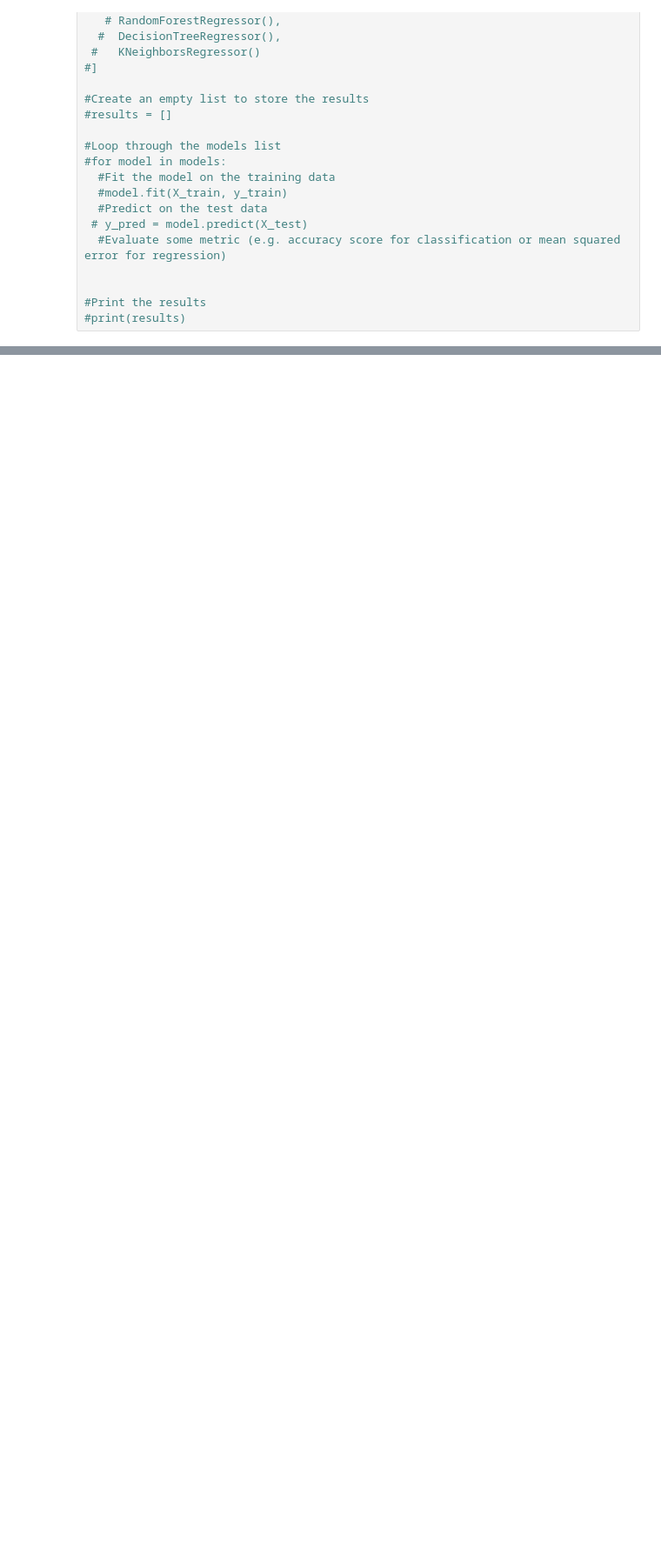
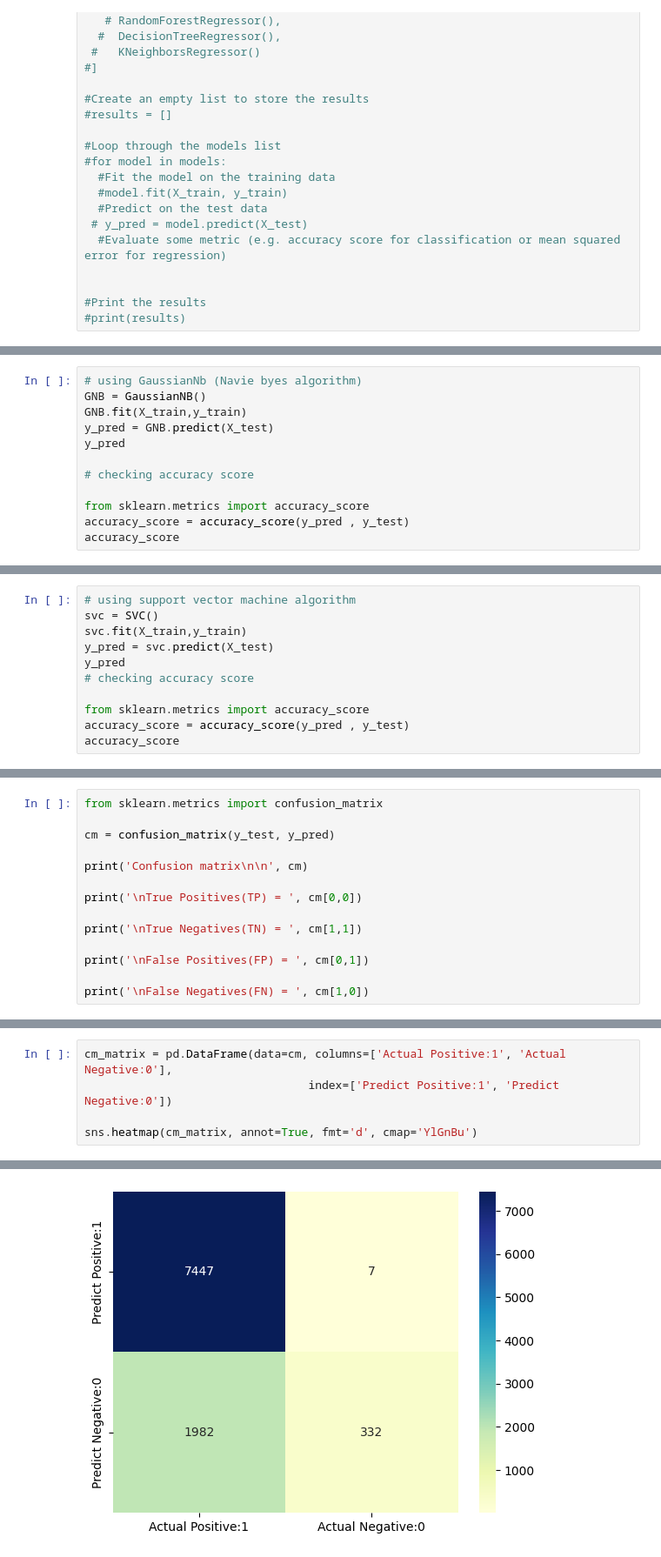
Before and after one commit to omkar1312-dev/Feature-Engineering-Moduling, a Jupyter notebook: EDA & Moduling.ipynb, the cells around one changed output, grey strips where cells are left out. Shown: that part at 87% size. Drawn from its saved outputs; the diff is of its cells as text; blank space fills up the shorter version.

```diff
--- a/EDA & Moduling.ipynb
+++ b/EDA & Moduling.ipynb
@@ -669,0 +737,12 @@ accuracy_score
+# %%
+# using GaussianNb (Navie byes algorithm)
+GNB = GaussianNB()
+GNB.fit(X_train,y_train)
+y_pred = GNB.predict(X_test)
+y_pred
+
+# checking accuracy score
+
+from sklearn.metrics import accuracy_score
+accuracy_score = accuracy_score(y_pred , y_test)
+accuracy_score
@@ -669,0 +757,11 @@ accuracy_score
+# %%
+# using support vector machine algorithm
+svc = SVC()
+svc.fit(X_train,y_train)
+y_pred = svc.predict(X_test)
+y_pred
+# checking accuracy score
+
+from sklearn.metrics import accuracy_score
+accuracy_score = accuracy_score(y_pred , y_test)
+accuracy_score
@@ -669,0 +779,14 @@ accuracy_score
+# %%
+from sklearn.metrics import confusion_matrix
+
+cm = confusion_matrix(y_test, y_pred)
+
+print('Confusion matrix\n\n', cm)
+
+print('\nTrue Positives(TP) = ', cm[0,0])
+
+print('\nTrue Negatives(TN) = ', cm[1,1])
+
+print('\nFalse Positives(FP) = ', cm[0,1])
+
+print('\nFalse Negatives(FN) = ', cm[1,0])
@@ -669,0 +806,6 @@ accuracy_score
+# %%
+cm_matrix = pd.DataFrame(data=cm, columns=['Actual Positive:1', 'Actual Negative:0'],
+                                 index=['Predict Positive:1', 'Predict Negative:0'])
+
+sns.heatmap(cm_matrix, annot=True, fmt='d', cmap='YlGnBu')
+# %% [output]
@@ -669,0 +813 @@ accuracy_score
+[figure, added]
```
Also changed, not shown: parts of 16 cells of this notebook.
